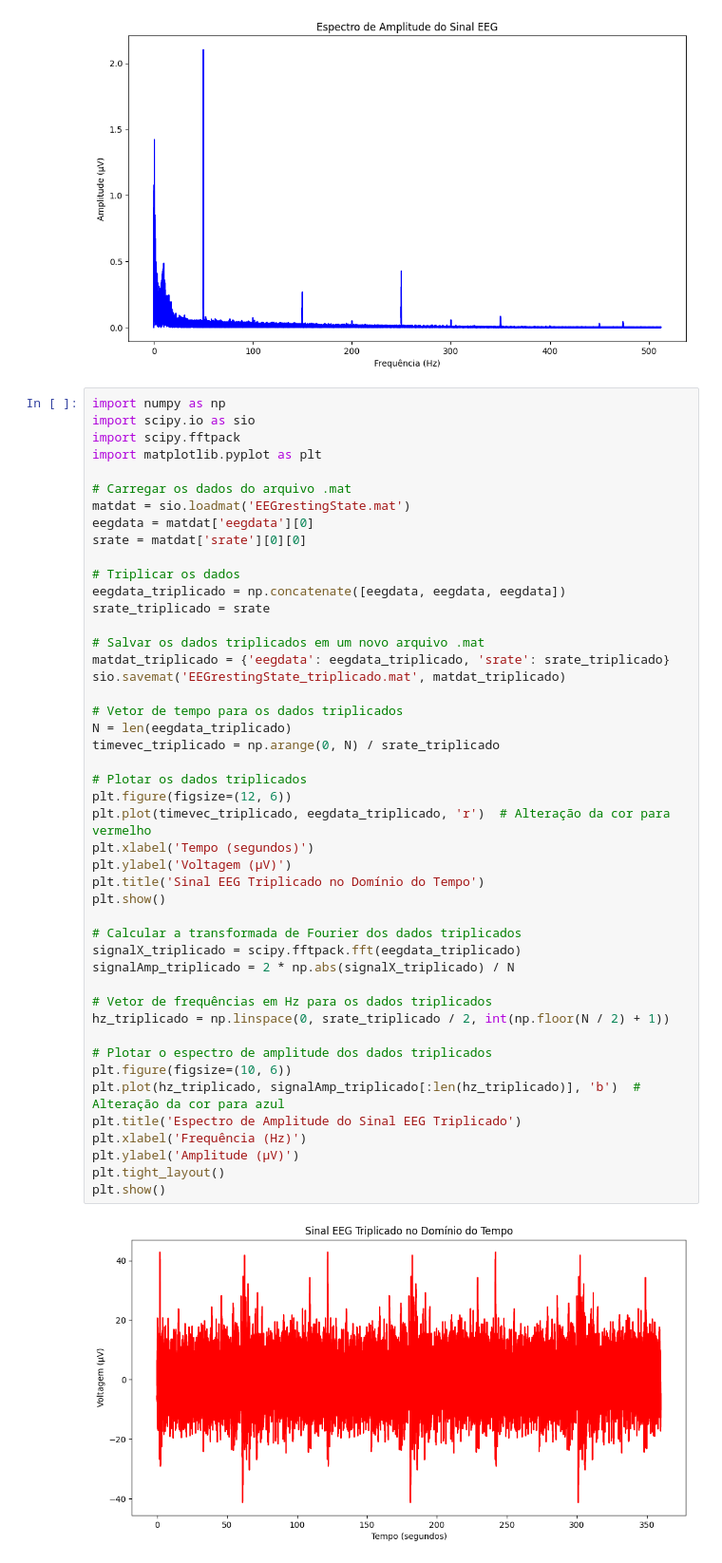
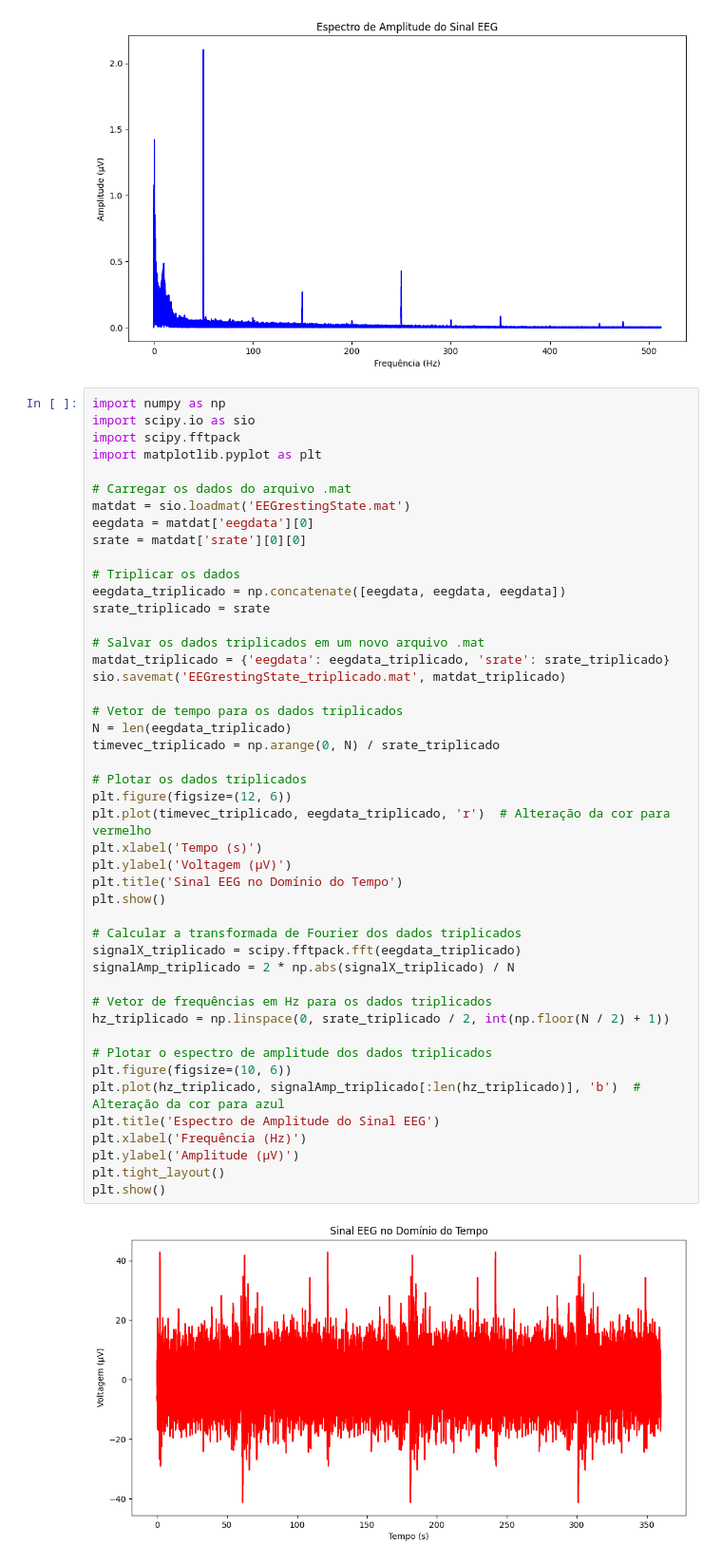
Before and after one commit to PauloMatheusGr/DSP-Class, a Jupyter notebook: aula-fft.ipynb, the cells around one changed output. Shown at 95% size. Drawn from its saved outputs; the diff is of its cells as text.

```diff
--- a/aula-fft.ipynb
+++ b/aula-fft.ipynb
@@ -263,34 +266,34 @@ srate_triplicado = srate
 
 # Salvar os dados triplicados em um novo arquivo .mat
 matdat_triplicado = {'eegdata': eegdata_triplicado, 'srate': srate_triplicado}
 sio.savemat('EEGrestingState_triplicado.mat', matdat_triplicado)
 
 # Vetor de tempo para os dados triplicados
 N = len(eegdata_triplicado)
 timevec_triplicado = np.arange(0, N) / srate_triplicado
 
 # Plotar os dados triplicados
 plt.figure(figsize=(12, 6))
 plt.plot(timevec_triplicado, eegdata_triplicado, 'r')  # Alteração da cor para vermelho
-plt.xlabel('Tempo (segundos)')
+plt.xlabel('Tempo (s)')
 plt.ylabel('Voltagem (µV)')
-plt.title('Sinal EEG Triplicado no Domínio do Tempo')
+plt.title('Sinal EEG no Domínio do Tempo')
 plt.show()
 
 # Calcular a transformada de Fourier dos dados triplicados
 signalX_triplicado = scipy.fftpack.fft(eegdata_triplicado)
 signalAmp_triplicado = 2 * np.abs(signalX_triplicado) / N
 
 # Vetor de frequências em Hz para os dados triplicados
 hz_triplicado = np.linspace(0, srate_triplicado / 2, int(np.floor(N / 2) + 1))
 
 # Plotar o espectro de amplitude dos dados triplicados
 plt.figure(figsize=(10, 6))
 plt.plot(hz_triplicado, signalAmp_triplicado[:len(hz_triplicado)], 'b')  # Alteração da cor para azul
-plt.title('Espectro de Amplitude do Sinal EEG Triplicado')
+plt.title('Espectro de Amplitude do Sinal EEG')
 plt.xlabel('Frequência (Hz)')
 plt.ylabel('Amplitude (µV)')
 plt.tight_layout()
 plt.show()
 # %% [output]
-[figure, old version]
+[figure, new version]
```
Also changed, not shown: parts of 11 cells of this notebook.
